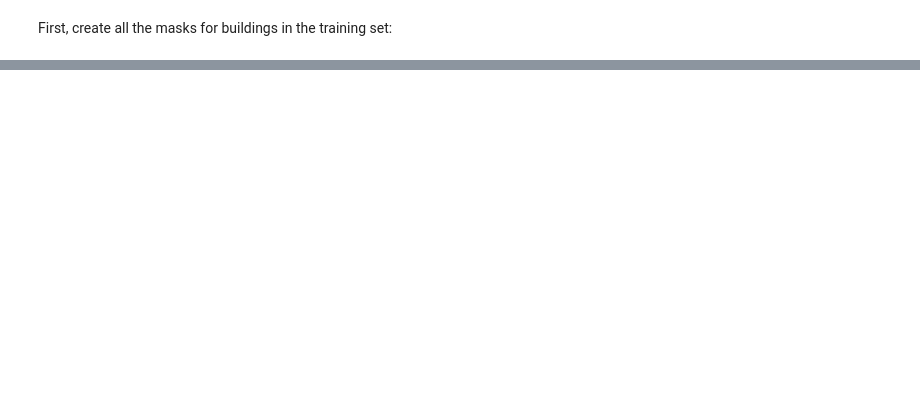
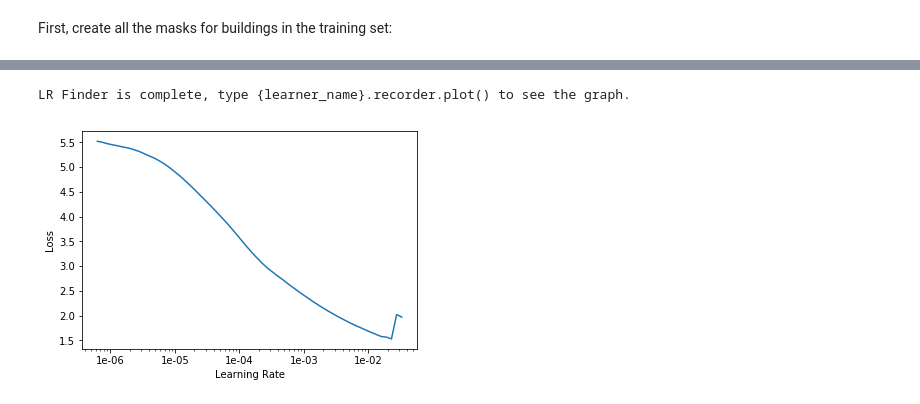
Before and after one commit to wwymak/kaggle-dstl, a Jupyter notebook: starter1.ipynb, the cells around one changed output, grey strips where cells are left out. Cells and saved outputs as stored; diff of their text form; code cells hidden in the pictures; blank space fills up the shorter version.

```diff
--- a/starter1.ipynb
+++ b/starter1.ipynb
@@ -277,0 +305,24 @@ for ax in axs.flat:
+# %%
+def get_mask_fn(fname):
+    return building_masks_train_dir / fname
+
+src = (SegmentationItemListCustom.from_folder(building_imgs_train_dir)
+       .split_by_rand_pct(0.2, seed=42)
+       .label_from_func(get_mask_fn, classes=codes)
+      )
+# %%
+batch_size = 8
+size=128
+tfms = get_transforms(flip_vert=True, max_lighting=0.1, max_zoom=1.05, max_warp=0.)
+data = (src
+        .transform(tfms, tfm_y=True, size=size)
+        .databunch(bs=batch_size)
+        .normalize(imagenet_stats))
+# %%
+void_code =0
+def pixel_accuracy(input, target):
+#     print(target.max(), input.max())
+#     print(target.shape, input.shape)
+    target = target.squeeze(1)
+    acc_mask = (target != 0)
+    return (input.argmax(dim=1)[acc_mask] == target[acc_mask]).float().mean()
@@ -277,0 +341,7 @@ for ax in axs.flat:
+# %%
+wd = 1e-2
+learn = unet_learner(data, models.resnet34, metrics=pixel_accuracy, wd=wd, bottle=True)
+# %%
+learn.lr_find()
+learn.recorder.plot()
+# %% [output]
@@ -277,0 +349,2 @@ for ax in axs.flat:
+LR Finder is complete, type {learner_name}.recorder.plot() to see the graph.
+[figure, added]
```
Also changed, not shown: parts of 59 cells of this notebook.
